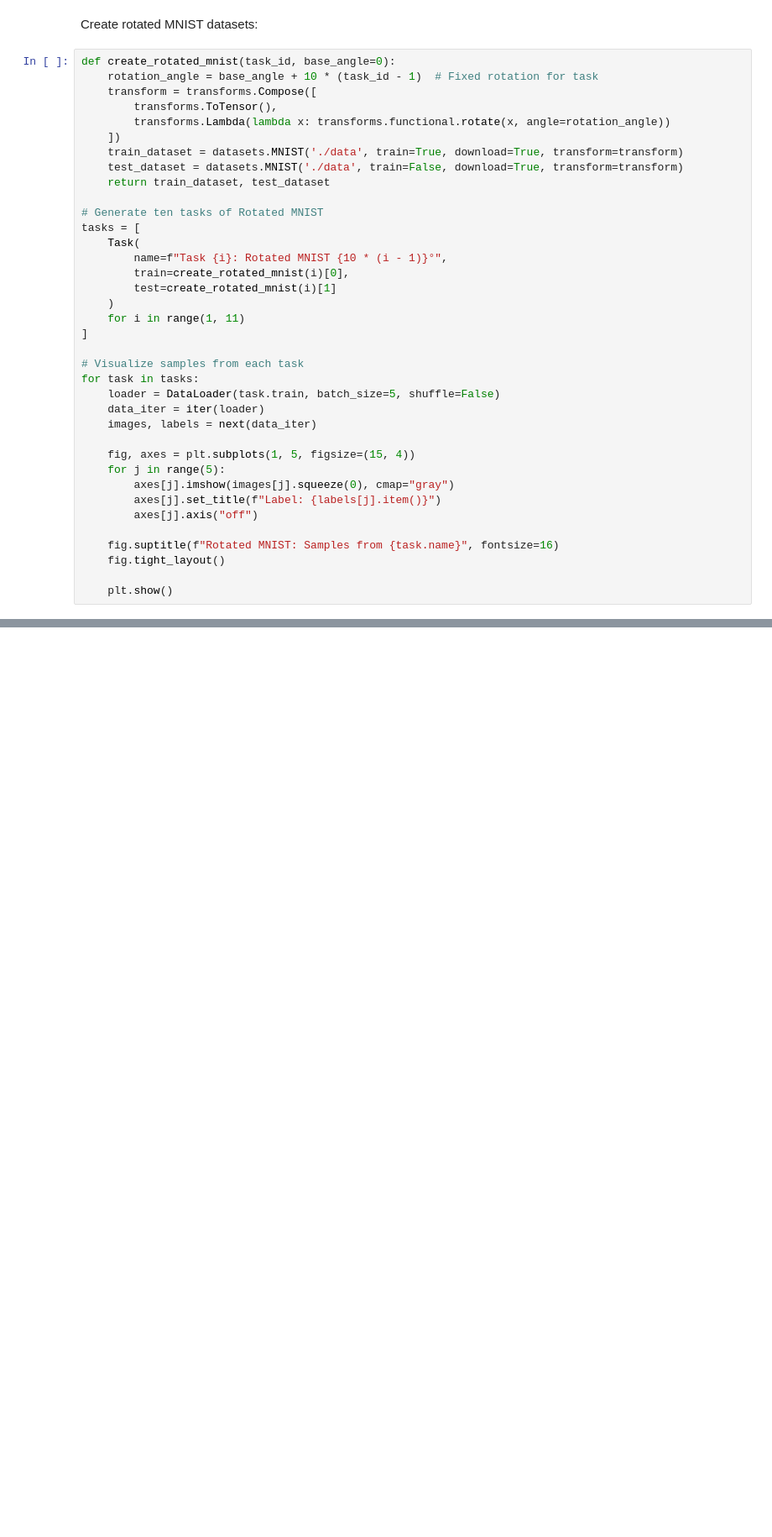
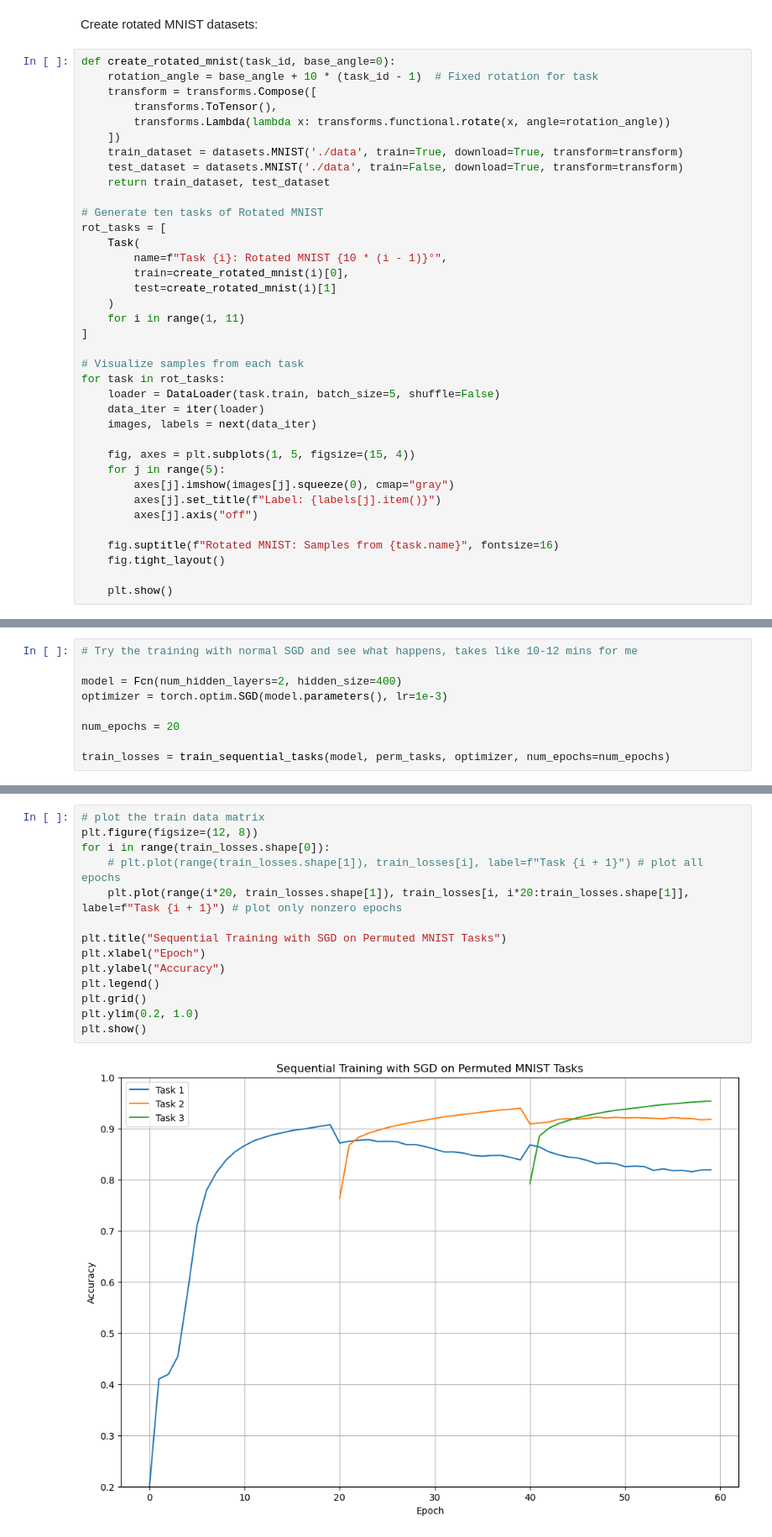
Before and after one commit to LinusCrugnola/foil_project, a Jupyter notebook: project.ipynb, the cells around one changed output, grey strips where cells are left out. Shown at 84% size. Saved outputs shown, nothing was run; the diff lists cells and outputs as text; blank space fills up the shorter version.

```diff
--- a/project.ipynb
+++ b/project.ipynb
@@ -68,7 +79,7 @@ def create_rotated_mnist(task_id, base_angle=0):
     return train_dataset, test_dataset
 
 # Generate ten tasks of Rotated MNIST
-tasks = [
+rot_tasks = [
     Task(
         name=f"Task {i}: Rotated MNIST {10 * (i - 1)}°",
         train=create_rotated_mnist(i)[0],
@@ -78,7 +89,7 @@ tasks = [
 ]
 
 # Visualize samples from each task
-for task in tasks:
+for task in rot_tasks:
     loader = DataLoader(task.train, batch_size=5, shuffle=False)
     data_iter = iter(loader)
     images, labels = next(data_iter)
@@ -106,0 +212,9 @@ for task in tasks:
+# %%
+# Try the training with normal SGD and see what happens, takes like 10-12 mins for me
+
+model = Fcn(num_hidden_layers=2, hidden_size=400)
+optimizer = torch.optim.SGD(model.parameters(), lr=1e-3)
+
+num_epochs = 20
+
+train_losses = train_sequential_tasks(model, perm_tasks, optimizer, num_epochs=num_epochs)
@@ -106,0 +239,16 @@ for task in tasks:
+# %%
+# plot the train data matrix
+plt.figure(figsize=(12, 8))
+for i in range(train_losses.shape[0]):
+    # plt.plot(range(train_losses.shape[1]), train_losses[i], label=f"Task {i + 1}") # plot all epochs
+    plt.plot(range(i*20, train_losses.shape[1]), train_losses[i, i*20:train_losses.shape[1]], label=f"Task {i + 1}") # plot only nonzero epochs
+
+plt.title("Sequential Training with SGD on Permuted MNIST Tasks")
+plt.xlabel("Epoch")
+plt.ylabel("Accuracy")
+plt.legend()
+plt.grid()
+plt.ylim(0.2, 1.0)
+plt.show()
+# %% [output]
+[figure, added]
```
Also changed, not shown: parts of 8 cells of this notebook.
